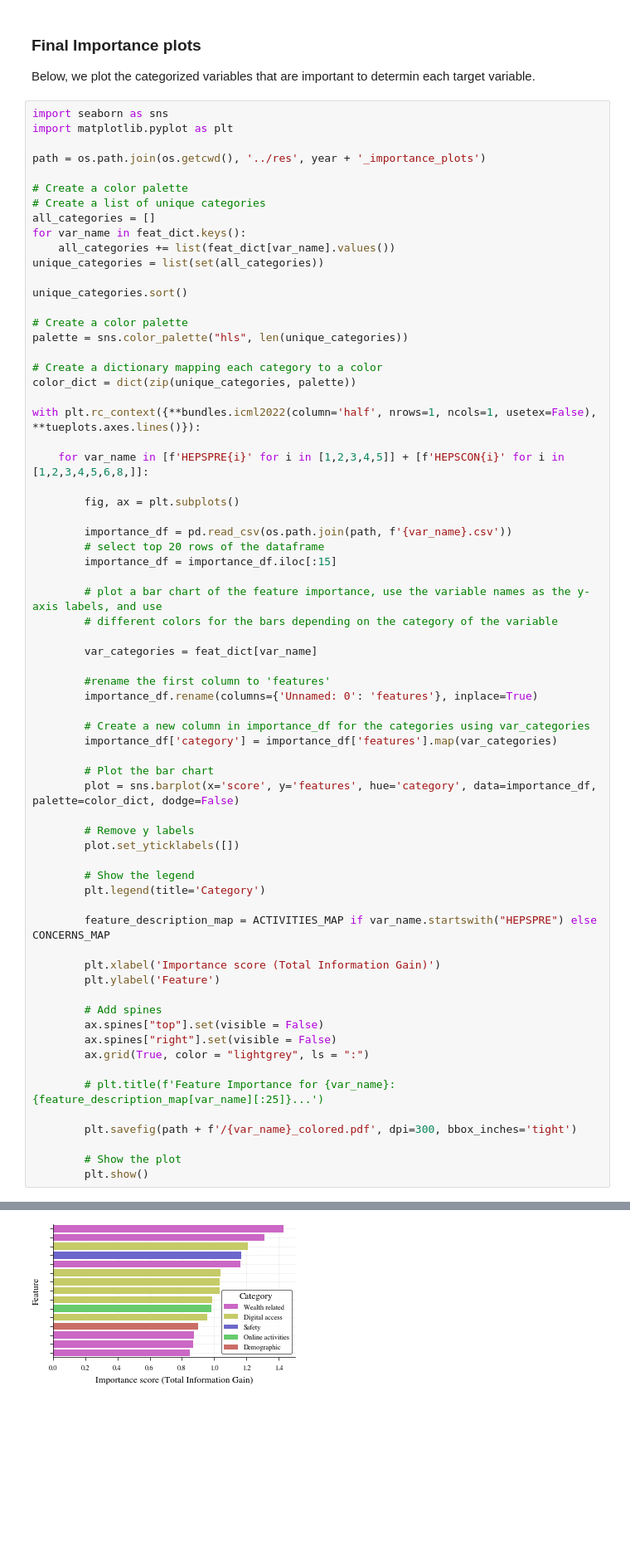
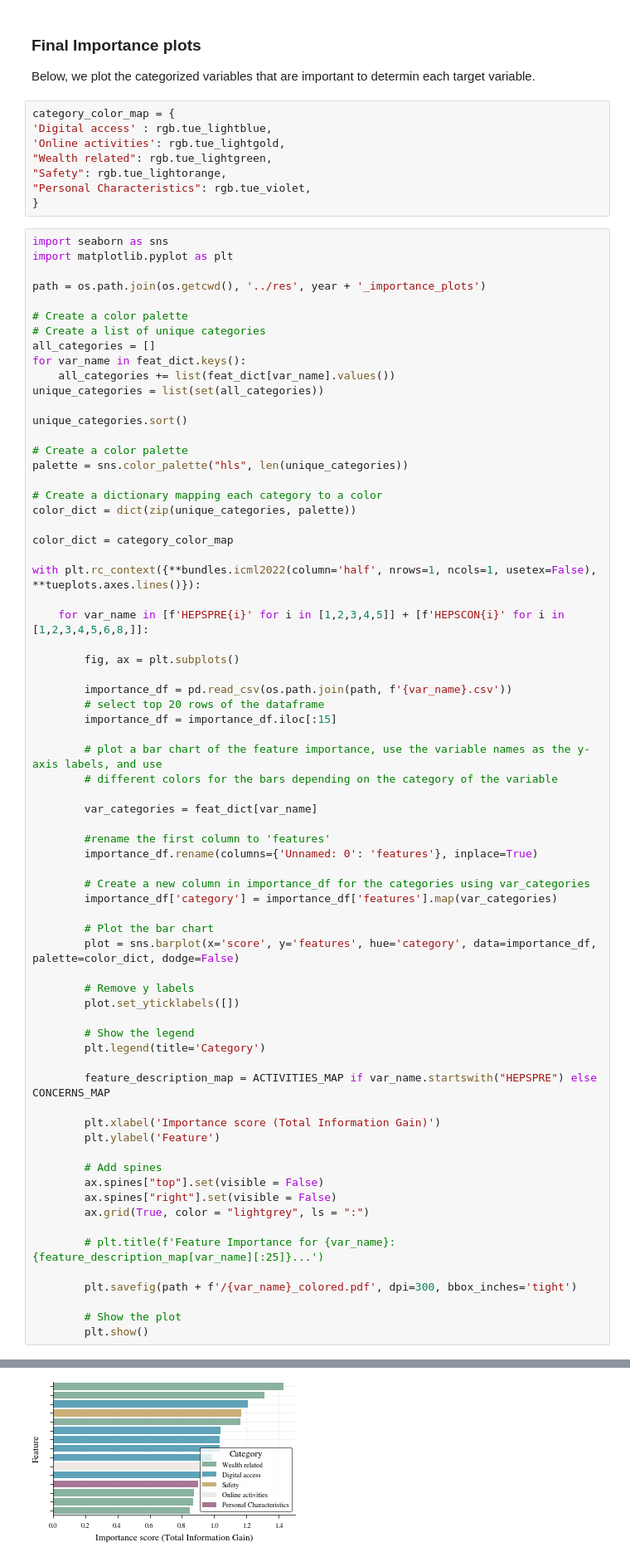
Before and after one commit to swag2198/data-literacy, a Jupyter notebook: exp/XGB_feature_importance.ipynb, the cells around one changed output, grey strips where cells are left out. Shown at 83% size. Saved outputs shown, nothing was run; the diff lists cells and outputs as text; blank space fills up the shorter version.

```diff
--- a/exp/XGB_feature_importance.ipynb
+++ b/exp/XGB_feature_importance.ipynb
@@ -295,6 +296,14 @@ from maps import feat_dict, feat_dict_yearwise
 ### Final Importance plots
 
 Below, we plot the categorized variables that are important to determin each target variable.
+# %%
+category_color_map = {
+'Digital access' : rgb.tue_lightblue,
+'Online activities': rgb.tue_lightgold,
+"Wealth related": rgb.tue_lightgreen,
+"Safety": rgb.tue_lightorange,
+"Personal Characteristics": rgb.tue_violet,
+}
 # %%
 import seaborn as sns
 import matplotlib.pyplot as plt
@@ -315,6 +324,8 @@ palette = sns.color_palette("hls", len(unique_categories))
 
 # Create a dictionary mapping each category to a color
 color_dict = dict(zip(unique_categories, palette))
+
+color_dict = category_color_map
 
 with plt.rc_context({**bundles.icml2022(column='half', nrows=1, ncols=1, usetex=False), **tueplots.axes.lines()}):
 
@@ -374 +385 @@ with plt.rc_context({**bundles.icml2022(column='half', nrows=1, ncols=1, usetex=
-[figure, old version]
+[figure, new version]
```
Also changed, not shown: parts of 14 cells of this notebook, 2 other files.
